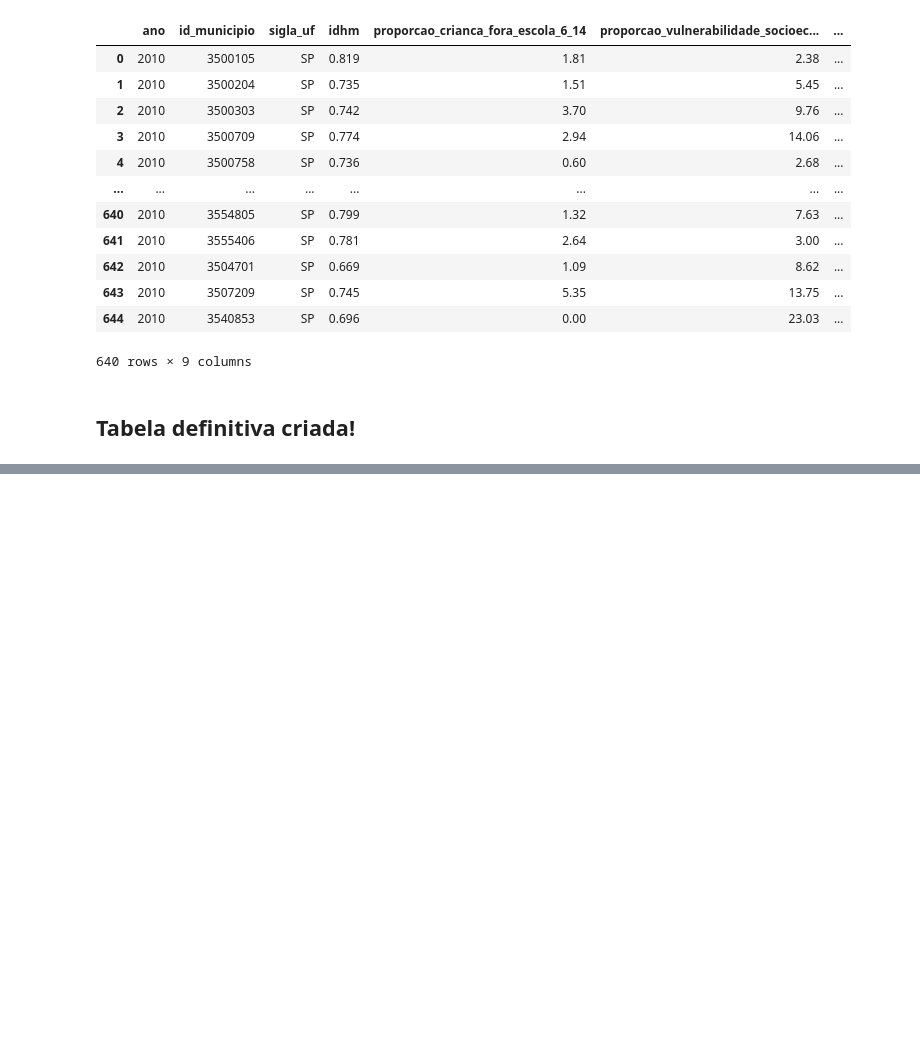
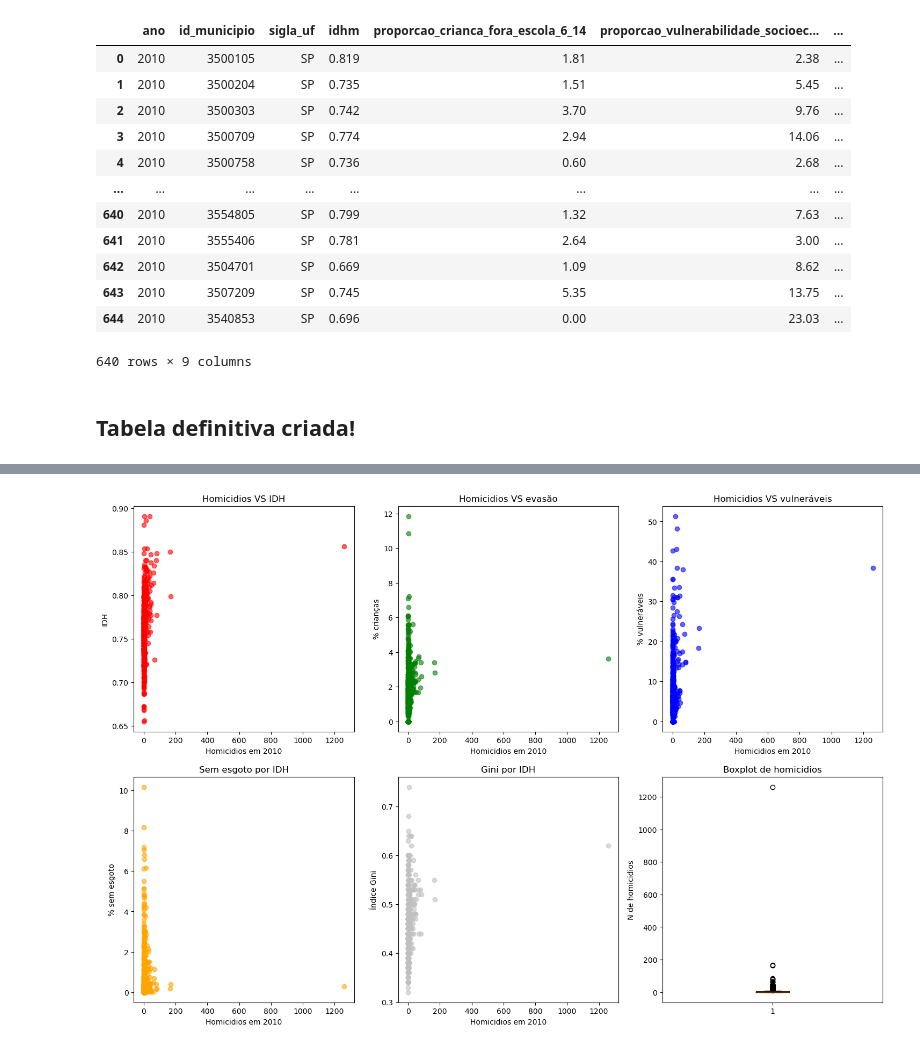
Before and after one commit to felipebns/P2_Cdados, a Jupyter notebook: p2_cdados.ipynb, the cells around one changed output, grey strips where cells are left out. Saved outputs shown, nothing was run; the diff lists cells and outputs as text; code cells hidden in the pictures; blank space fills up the shorter version.

```diff
--- a/p2_cdados.ipynb
+++ b/p2_cdados.ipynb
@@ -187,0 +171,75 @@ plt.show()
+# %%
+plt.figure(figsize=(18,12))
+
+plt.subplot(2,3,1)
+plt.scatter(tabela_definitiva['Homicidio_total'], tabela_definitiva['idhm'], alpha=0.6, color='red')
+plt.ylabel('IDH')
+plt.xlabel('Homicidios em 2010')
+plt.title('Homicidios VS IDH')
+corr_idhm = tabela_definitiva['Homicidio_total'].corr(tabela_definitiva['idhm'])
+if abs(corr_idhm) < 0.3:
+    print(f'Correlação entre homicídios e idhm é fraca e possui valor de {corr_idhm}')
+elif abs(corr_idhm) >0.3 and (corr_idhm) < 0.7:
+    print(f'Correlação entre homicídios e idhm é moderada e possui valor de {corr_idhm}')
+elif abs(corr_idhm) > 0.7:
+    print(f'Correlação entre homicídios e idhm é forte e possui valor de {corr_idhm}')
+
+plt.subplot(2,3,2)
+plt.scatter(tabela_definitiva['Homicidio_total'], tabela_definitiva['proporcao_crianca_fora_escola_6_14'], alpha=0.6, color='green')
+plt.ylabel('% crianças')
+plt.xlabel('Homicidios em 2010')
+plt.title('Homicidios VS evasão')
+corr_crianca = tabela_definitiva['Homicidio_total'].corr(tabela_definitiva['proporcao_crianca_fora_escola_6_14'])
+if abs(corr_crianca) < 0.3:
+    print(f'Correlação entre homicídios e prop. de crianças fora da escola é fraca e possui valor de {corr_crianca}')
+elif abs(corr_crianca) >0.3 and (corr_crianca) < 0.7:
+    print(f'Correlação entre homicídios e prop. de crianças fora da escola é moderada e possui valor de {corr_crianca}')
+elif abs(corr_crianca) > 0.7:
+    print(f'Correlação entre homicídios e prop. de crianças fora da escola é forte e possui valor de {corr_crianca}')
+
+plt.subplot(2,3,3)
+plt.scatter(tabela_definitiva['Homicidio_total'], tabela_definitiva['proporcao_vulnerabilidade_socioeconomica'], alpha=0.6, color='blue')
+plt.ylabel('% vulneráveis')
+plt.xlabel('Homicidios em 2010')
+plt.title('Homicidios VS vulneráveis')
+corr_vul = tabela_definitiva['Homicidio_total'].corr(tabela_definitiva['proporcao_vulnerabilidade_socioeconomica'])
+if abs(corr_vul) < 0.3:
+    print(f'Correlação entre homicídios e prop. de pessoas vulneráveis é fraca e possui valor de {corr_vul}')
+elif abs(corr_vul) >0.3 and (corr_vul) < 0.7:
+    print(f'Correlação entre homicídios e prop. de pessoas vulneráveis é moderada e possui valor de {corr_vul}')
+elif abs(corr_vul) > 0.7:
+    print(f'Correlação entre homicídios e prop. de pessoas vulneráveis é forte e possui valor de {corr_vul}')
+
+plt.subplot(2,3,4)
+plt.scatter(tabela_definitiva['Homicidio_total'], tabela_definitiva['proporcao_sem_agua_esgoto'], alpha=0.6, color='Orange')
+plt.ylabel('% sem esgoto')
+plt.xlabel('Homicidios em 2010')
+plt.title('Sem esgoto por IDH')
+corr_esg = tabela_definitiva['Homicidio_total'].corr(tabela_definitiva['proporcao_sem_agua_esgoto'])
+if abs(corr_esg) < 0.3:
+    print(f'Correlação entre homicídios e prop. de pessoas sem esgoto é fraca e possui valor de {corr_esg}')
+elif abs(corr_esg) >0.3 and (corr_esg) < 0.7:
+    print(f'Correlação entre homicídios e prop. de pessoas sem esgoto é moderada e possui valor de {corr_esg}')
+elif abs(corr_esg) > 0.7:
+    print(f'Correlação entre homicídios e prop. de pessoas sem esgoto é forte e possui valor de {corr_esg}')
+
+plt.subplot(2,3,5)
+plt.scatter(tabela_definitiva['Homicidio_total'], tabela_definitiva['indice_gini'], alpha=0.6, color='silver')
+plt.ylabel('Índice Gini')
+plt.xlabel('Homicidios em 2010')
+plt.title('Gini por IDH')
+corr_gini = tabela_definitiva['Homicidio_total'].corr(tabela_definitiva['indice_gini'])
+if abs(corr_gini) < 0.3:
+    print(f'Correlação entre homicídios e indice gini é fraca e possui valor de {corr_gini}')
+elif abs(corr_gini) >0.3 and (corr_gini) < 0.7:
+    print(f'Correlação entre homicídios e indice gini é moderada e possui valor de {corr_gini}')
+elif abs(corr_gini) > 0.7:
+    print(f'Correlação entre homicídios e indice gini é forte e possui valor de {corr_gini}')
+
+plt.subplot(2,3,6)
+plt.boxplot(tabela_definitiva['Homicidio_total'])
+plt.title('Boxplot de homicídios')
+plt.ylabel('N de homicidios')
+
+plt.show()
+# %% [output]
@@ -187,0 +251 @@ plt.show()
+[figure, added]
```
Also changed, not shown: parts of 9 cells of this notebook.
